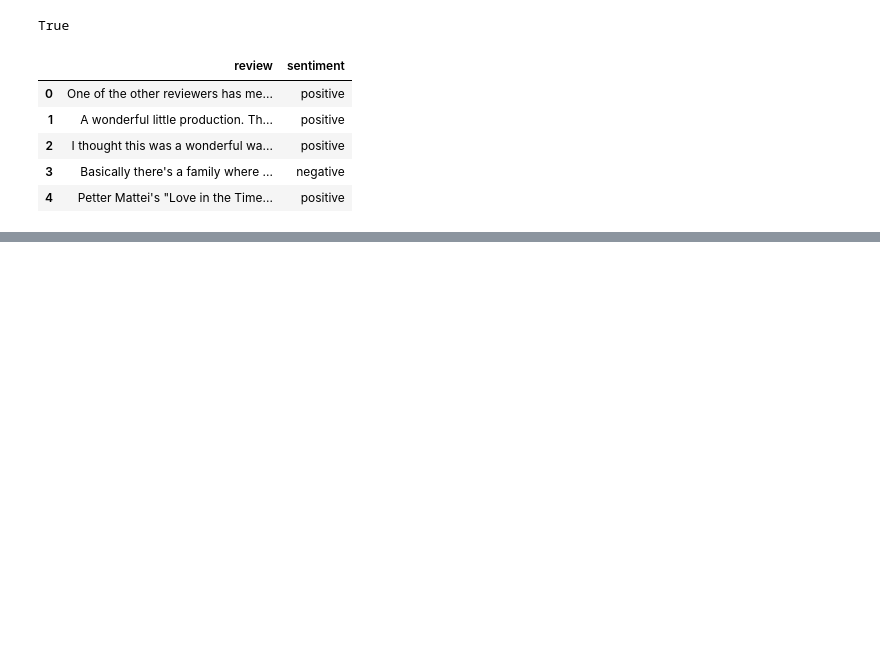
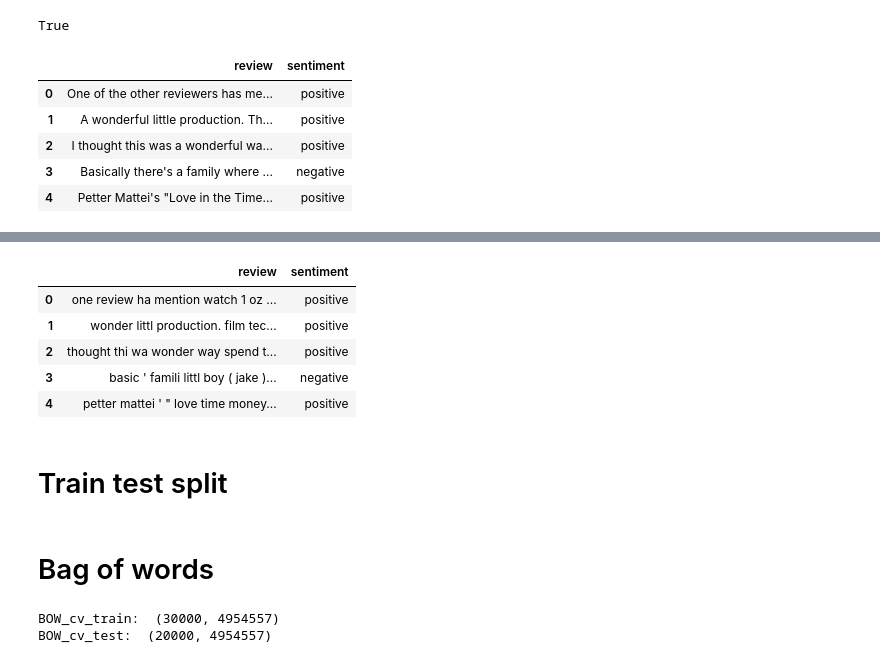
Before and after one commit to VellummyilumVinoth/Sentiment_Analysis, a Jupyter notebook: Sentiment_Analysis.ipynb, the cells around one changed output, grey strips where cells are left out. Drawn from its saved outputs; the diff is of its cells as text; code cells hidden in the pictures; blank space fills up the shorter version.

```diff
--- a/Sentiment_Analysis.ipynb
+++ b/Sentiment_Analysis.ipynb
@@ -130,0 +153,28 @@ data.head()
+# %%
+# removing the stop words
+def removing_stopwords(text, is_lower_case = False):
+  # Tokenization of text
+  tokenizers = ToktokTokenizer()
+  # Setting English stopwords
+  tokens = tokenizers.tokenize(text)
+  tokens = [i.strip() for i in tokens]
+  if is_lower_case:
+    filtokens = [i for i in tokens if token not in stopwords]
+  else:
+    filtokens = [i for i in tokens if i.lower() not in stopwords]
+  filtered_texts = ' '.join(filtokens)
+  return filtered_texts
+# %%
+# Apply function on review column
+data['review'] = data['review'].apply(removing_stopwords)
+# %%
+data.head()
+# %% [output]
+|  | review | sentiment |
+| 0 | one review ha mention watch 1 oz ... | positive |
+| 1 | wonder littl production. film tec... | positive |
+| 2 | thought thi wa wonder way spend t... | positive |
+| 3 | basic ' famili littl boy ( jake )... | negative |
+| 4 | petter mattei ' " love time money... | positive |
+# %% [markdown]
+# Train test split
@@ -130,0 +188,16 @@ data.head()
+# %% [markdown]
+# Bag of words
+# %%
+# Count vectorizer for bag of words
+cv = CountVectorizer(min_df = 0, max_df = 1, binary = False, ngram_range = (1,3))
+# transformed train reviews
+cv_train = cv.fit_transform(train_reviews_data)
+# transformed test reviews
+cv_test = cv.transform(test_reviews_data)
+
+print('BOW_cv_train: ', cv_train.shape)
+print('BOW_cv_test: ',cv_test.shape)
+# vocab = cv.get_feature_names()- toget feature names
+# %% [output]
+BOW_cv_train:  (30000, 4954557)
+BOW_cv_test:  (20000, 4954557)
```
Also changed, not shown: parts of 8 cells of this notebook.
